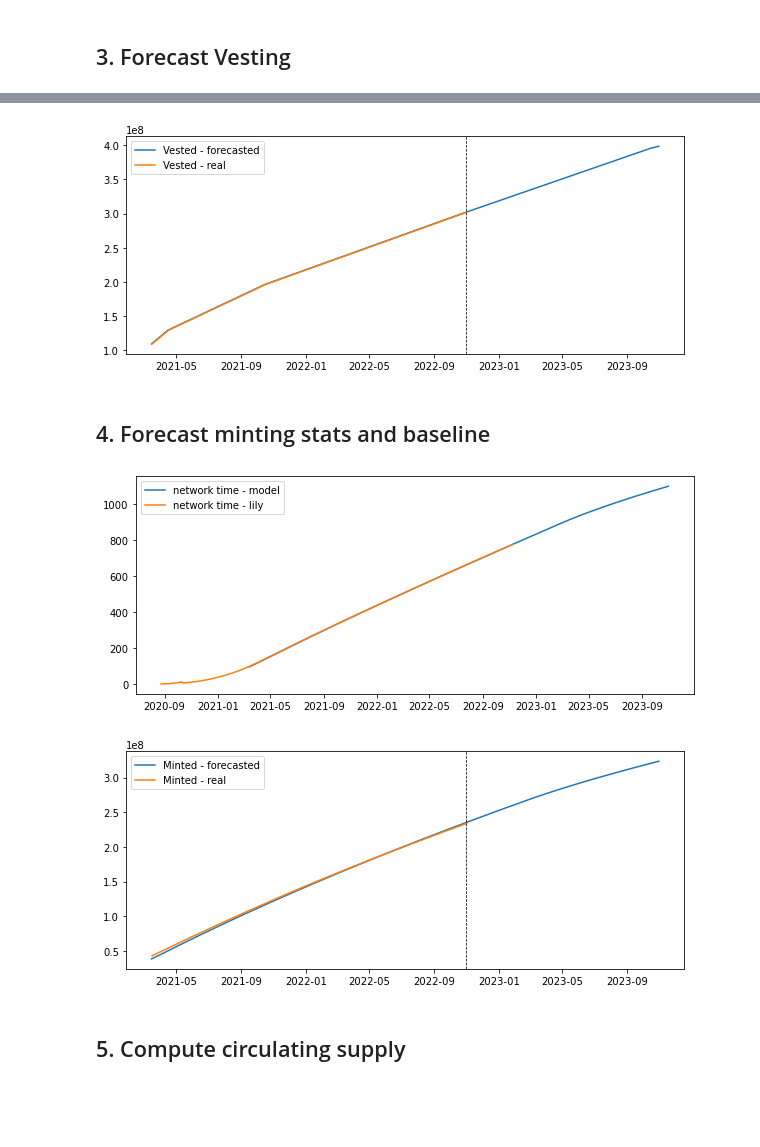
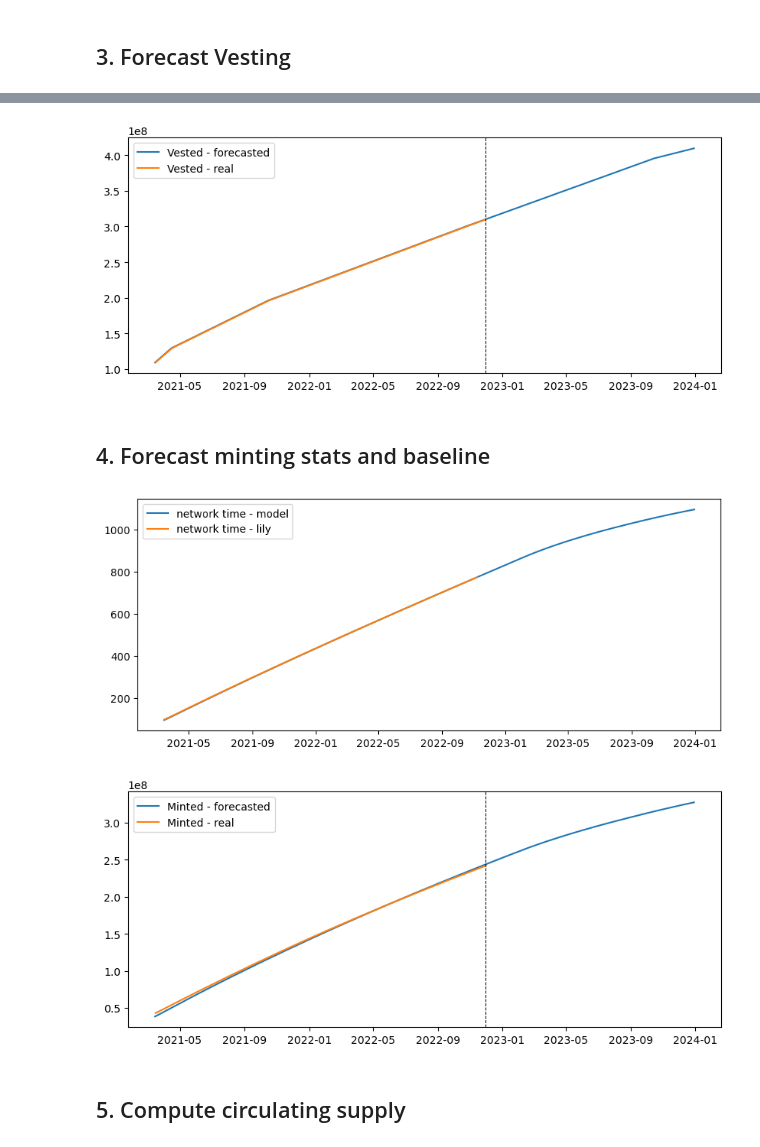
Before and after one commit to protocol/filecoin-mecha-twin, a Jupyter notebook: notebooks/backtest.ipynb, the cells around one changed output, grey strips where cells are left out. Saved outputs shown, nothing was run; the diff lists cells and outputs as text; code cells hidden in the pictures; blank space fills up the shorter version.

```diff
--- a/notebooks/backtest.ipynb
+++ b/notebooks/backtest.ipynb
@@ -31,14 +31,15 @@ from mechafil.supply import forecast_circulating_supply_df
 # Main net launch was in 2020-10-15
 
 # Today is 2022-11-01
-current_date = datetime.date(2022, 11, 1)
+# current_date = datetime.date(2022, 11, 1)
+current_date = datetime.date(2022, 12, 1)
 current_day = (current_date - datetime.date(2020, 10, 15)).days
 
 start_date = datetime.date(2021, 3, 15)
 start_day = (start_date - datetime.date(2020, 10, 15)).days
 
-# Forecast is one year ahead from today
-forecast_length = 365
+end_date = datetime.date(2023,12,31)
+forecast_length = int((end_date-current_date).days)
 end_day = current_day + forecast_length
 end_date = current_date + datetime.timedelta(days=forecast_length)
 
@@ -52,7 +53,7 @@ print(end_date)
 # %%
 renewal_rate= 0.6
-rb_onboard_power = 12.0
-fil_plus_rate = 0.098
+rb_onboard_power = 2.5
+fil_plus_rate = 0.6
 
 duration = 360
 # %% [markdown]
@@ -176,7 +184,7 @@ plt.axvline(vest_df['date'].iloc[current_day-start_day-1], color='black', linest
 plt.legend()
 plt.show()
 # %% [output]
-[figure, old version]
+[figure, new version]
 # %% [markdown]
 ## 4. Forecast minting stats and baseline
 # %%
@@ -213,16 +221,20 @@ df_rewards_orig = pd.read_csv(f'../../../Data/Sentinel/{model_}.csv')
 # %%
-rewards_df = df_rewards_orig.copy()
-rewards_df = rewards_df.sort_values("timestamp").reset_index()
-rewards_df['date'] = pd.to_datetime(rewards_df.timestamp, format='%Y-%m-%d')
-rewards_df = rewards_df.groupby(rewards_df.date.dt.date).mean() # daily so lighter weight
+# rewards_df = df_rewards_orig.copy()
+# rewards_df = rewards_df.sort_values("timestamp").reset_index()
+# rewards_df['date'] = pd.to_datetime(rewards_df.timestamp, format='%Y-%m-%d')
+# rewards_df = rewards_df.groupby(rewards_df.date.dt.date).mean() # daily so lighter weight
+
+rewards_df = pd.read_csv('../offline_info/chain_rewards.csv', parse_dates=['date'])
+rewards_df = rewards_df[rewards_df.date >= str(start_date)]
+rewards_df.index = rewards_df.date
 
 plt.figure(figsize=(10,4))
 plt.plot(mint_df["date"], mint_df['network_time'], label="network time - model")
 plt.plot(rewards_df.index, rewards_df["effective_network_time"]/(60*24*2), label="network time - lily");
 plt.legend()
 plt.show()
 # %% [output]
-[figure, old version]
+[figure, new version]
 # %%
 plt.figure(figsize=(10,4))
 plt.plot(mint_df["date"], mint_df['cum_network_reward'], label="Minted - forecasted")
@@ -231,7 +243,7 @@ plt.axvline(mint_df['date'].iloc[current_day-start_day-1], color='black', linest
 plt.legend()
 plt.show()
 # %% [output]
-[figure, old version]
+[figure, new version]
 # %% [markdown]
 ## 5. Compute circulating supply
 # %%
```
Also changed, not shown: parts of 13 cells of this notebook, 3 other files.
